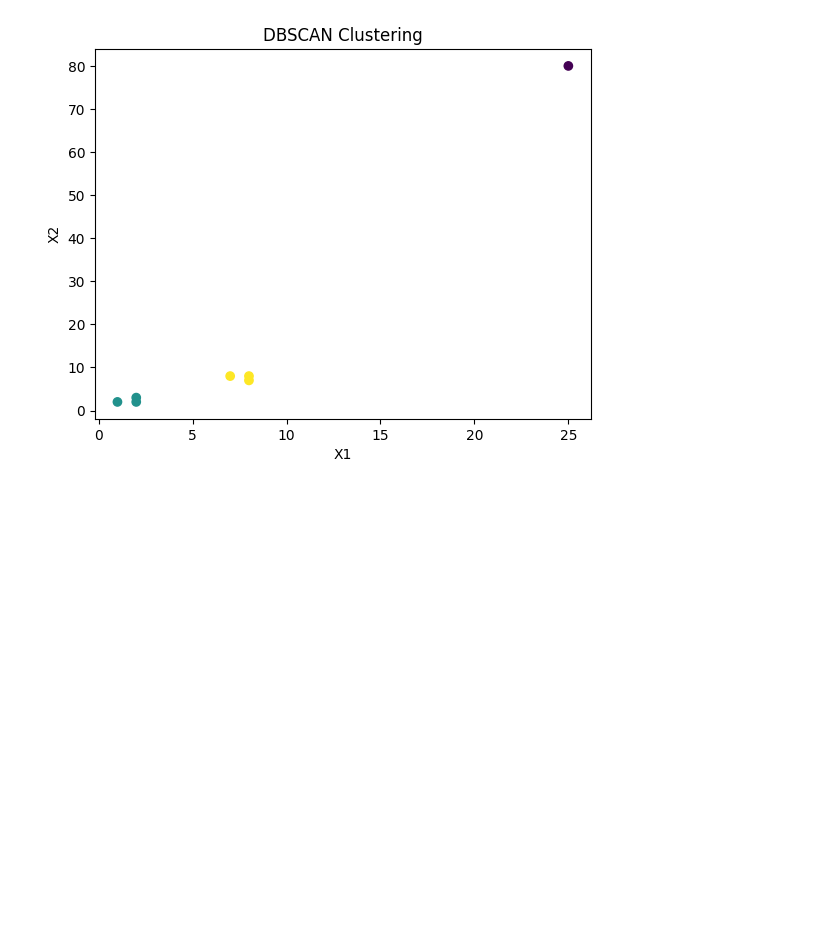
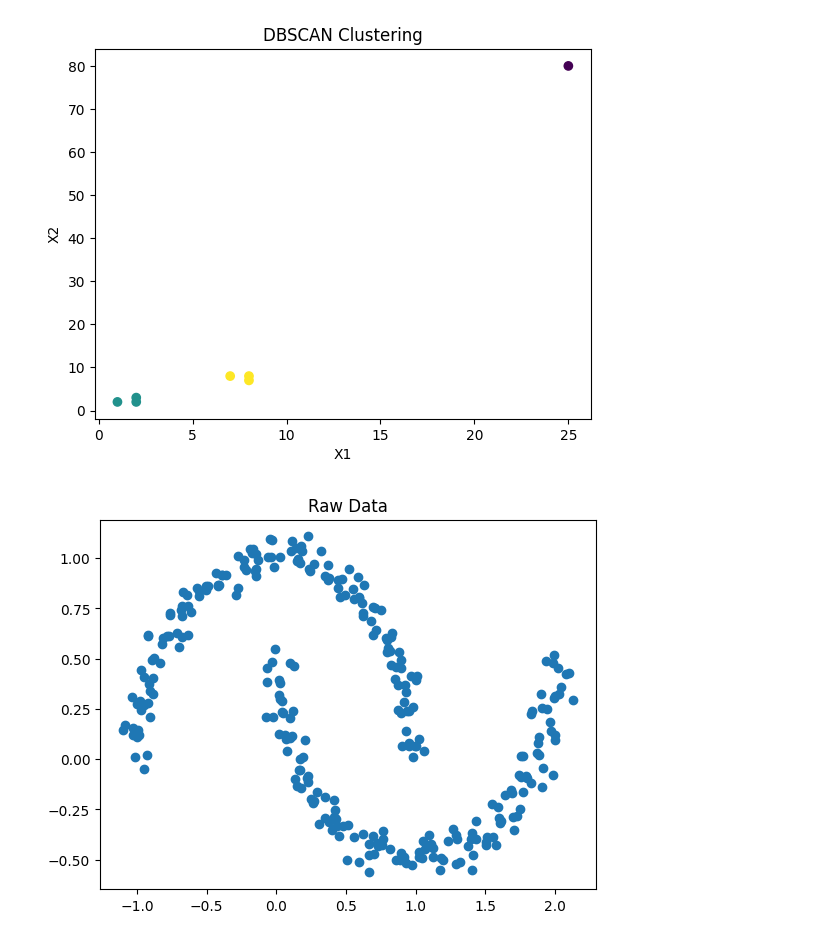
Before and after one commit to n3316202/Gwangsu-AI-Academy-teacher, a Jupyter notebook: 07.머신러닝/비지도-학습/군집/02-DBSCAN/01-DBSCAN-기본.ipynb, the cells around one changed output. Cells and saved outputs as stored; diff of their text form; code cells hidden in the pictures; blank space fills up the shorter version.

```diff
--- a/07.머신러닝/비지도-학습/군집/02-DBSCAN/01-DBSCAN-기본.ipynb
+++ b/07.머신러닝/비지도-학습/군집/02-DBSCAN/01-DBSCAN-기본.ipynb
@@ -79,3 +79,23 @@ plt.title("DBSCAN Clustering")
 plt.show()
 # %% [output]
 [figure]
+# %%
+import matplotlib.pyplot as plt
+from sklearn.datasets import make_moons
+
+# 비선형 데이터 (DBSCAN에 적합)
+X, y = make_moons(
+    n_samples=300,
+    noise=0.05,
+    random_state=42
+)
+
+plt.scatter(X[:,0], X[:,1])
+plt.title("Raw Data")
+plt.show()
+
+# 이 데이터는 두 개의 반달 모양
+# → K-Means가 잘 못 나누는 대표 데이터
+# → DBSCAN이 잘 처리하는 데이터
+# %% [output]
+[figure, added]
```
Also changed, not shown: parts of 2 cells of this notebook, 1 other file.
